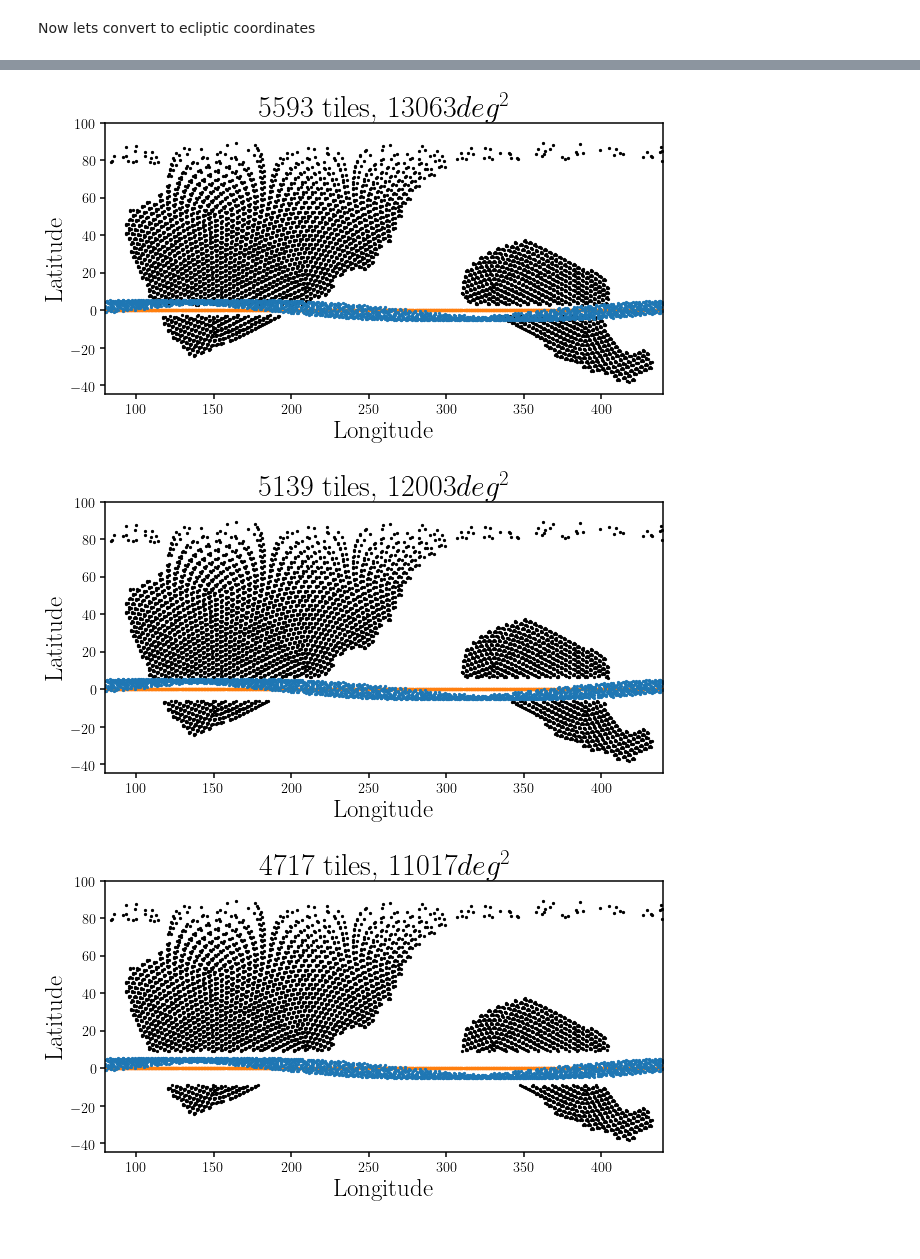
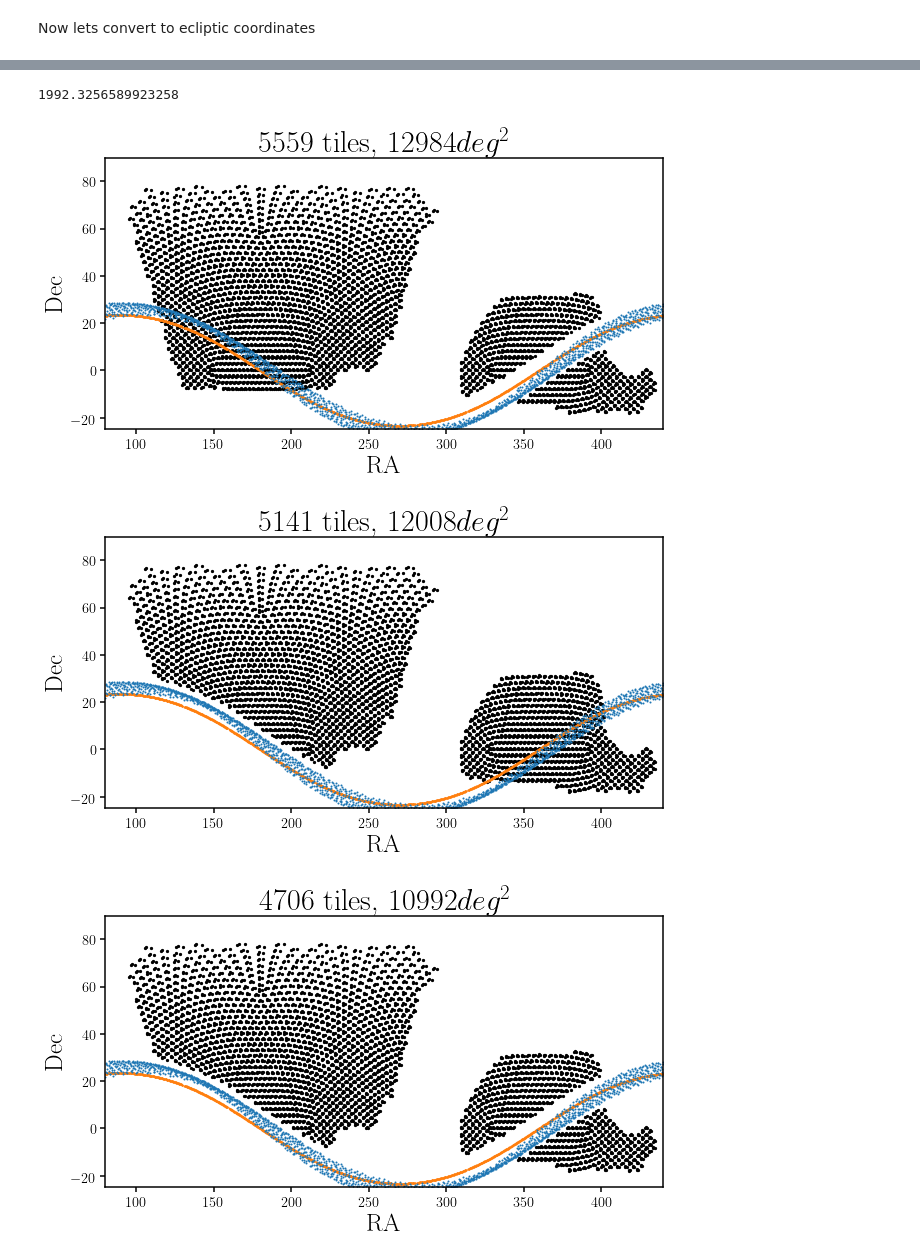
Before and after one commit to desi-bgs/feasiBGS, a Jupyter notebook: notebook/sv/bgs_footprint.ipynb, the cells around one changed output, grey strips where cells are left out. Saved outputs shown, nothing was run; the diff lists cells and outputs as text; code cells hidden in the pictures.

Commit message:
new footprints where NGC is contiguous

```diff
--- a/notebook/sv/bgs_footprint.ipynb
+++ b/notebook/sv/bgs_footprint.ipynb
@@ -119,23 +113,38 @@ foot9000 = (np.abs(tile_coord.barycentrictrueecliptic.lat.to(u.deg).value) > 15.
+# %%
+is_ngc = (tile_coord.galactic.b.value >= 0.)
+is_sgc = (tile_coord.galactic.b.value < 0.)
+# %%
+np.sum(is_bgs & is_ngc & (tile_coord.barycentrictrueecliptic.lat.to(u.deg).value < 8.1))/np.sum(is_bgs) * 14000
+# %% [output]
+1992.3256589923258
+# %%
+foot13000 = ((is_bgs & is_ngc) |
+             (is_bgs & is_sgc & (np.abs(tile_coord.barycentrictrueecliptic.lat.to(u.deg).value) > 6.5)))
+foot12000 = ((is_bgs & is_ngc & (tile_coord.barycentrictrueecliptic.lat.to(u.deg).value > 8.1)) |
+             (is_bgs & is_sgc))
+foot11000 = ((is_bgs & is_ngc & (tile_coord.barycentrictrueecliptic.lat.to(u.deg).value > 8.1)) |
+             (is_bgs & is_sgc & (np.abs(tile_coord.barycentrictrueecliptic.lat.to(u.deg).value) > 6.5)))
+foot10000 = ((is_bgs & is_ngc & (tile_coord.barycentrictrueecliptic.lat.to(u.deg).value > 12.6)) |
+             (is_bgs & is_sgc & (np.abs(tile_coord.barycentrictrueecliptic.lat.to(u.deg).value) > 9.7)))
 # %%
-for _foot, lbl in zip([foot13000, foot12000, foot11000, foot10000, foot9000], [13000, 12000, 11000, 10000, 9000]):
+for _foot, lbl in zip([foot13000, foot12000, foot11000, foot10000], [13000, 12000, 11000, 10000]):
     foot = is_bgs & _foot
 
     fig = plt.figure(figsize=(10,5))
     sub = fig.add_subplot(111)
-    sub.scatter(((tile_coord.barycentrictrueecliptic.lon.value[foot]-80) % 360)+80, tile_coord.barycentrictrueecliptic.lat[foot], s=5, c='k')
-    sub.scatter(((sun_coord.barycentrictrueecliptic.lon.value-80) % 360)+80, sun_coord.barycentrictrueecliptic.lat, s=5, c='C1')
-    sub.scatter(((moon_coord.barycentrictrueecliptic.lon.value-80) % 360)+80, moon_coord.barycentrictrueecliptic.lat, s=5, c='C0')
-    sub.set_xlabel('Longitude', fontsize=25)
+
+    sub.scatter(((tiles['RA'][foot] - 80) % 360) + 80, tiles['DEC'][foot], s=5, c='k')
+    sub.scatter(((sun_ra - 80) % 360) + 80, sun_dec, c='C1', s=1)
+    sub.scatter(((moon_ra - 80) % 360) + 80, moon_dec, c='C0', s=1)
+
+
+    sub.set_xlabel('RA', fontsize=25)
     sub.set_xlim(80, 440)
-    sub.set_ylabel('Latitude', fontsize=25)
-    sub.set_ylim(-45., 100.)
+    sub.set_ylabel('Dec', fontsize=25)
+    sub.set_ylim(-25., 90.)
+
     sub.set_title('%i tiles, $%.f deg^2$' % (np.sum(foot), 14000 * float(np.sum(foot))/float(np.sum(is_bgs))), fontsize=30)
-
-    # write out tiles in reduced footprint
-    f_reduced_tile = os.path.join('/Users/ChangHoon/data/feasiBGS/survey_validation',
-                                  'desi-tiles_bgs%.f.fits' % lbl)
-    fitsio.write(f_reduced_tile, tiles[(is_bgs & _foot) | (~is_bgs)])
 # %% [output]
-[figure, old version]
+[figure, new version]
-[figure, old version]
+[figure, new version]
-[figure, old version]
+[figure, new version]
```
Also changed, not shown: parts of 4 cells of this notebook.
